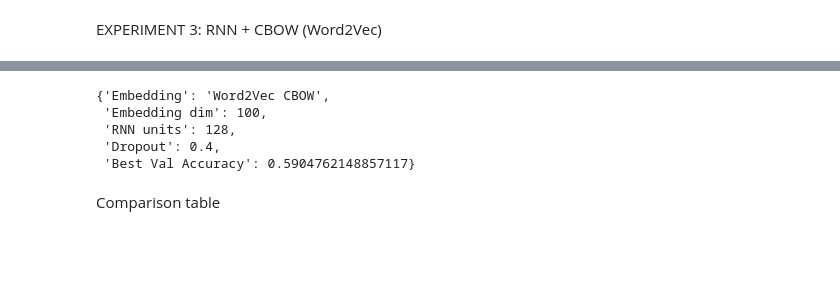
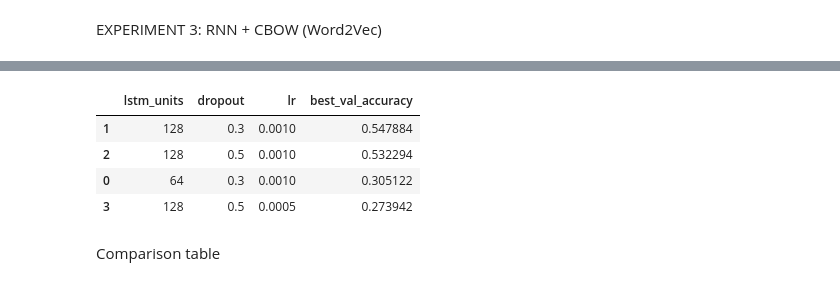
Before and after one commit to honorine22/alu-text-classfication, a Jupyter notebook: ecomerceRNN.ipynb, the cells around one changed output, grey strips where cells are left out. Saved outputs shown, nothing was run; the diff lists cells and outputs as text; code cells hidden in the pictures; blank space fills up the shorter version.

```diff
--- a/ecomerceRNN.ipynb
+++ b/ecomerceRNN.ipynb
@@ -308,18 +288,10 @@ Epoch 100/100
-# %%
-cbow_results = {
-    "Embedding": "Word2Vec CBOW",
-    "Embedding dim": 100,
-    "RNN units": 128,
-    "Dropout": 0.4,
-    "Best Val Accuracy": max(history_cbow.history["val_accuracy"])
-}
-
-cbow_results
-# %% [output]
-{'Embedding': 'Word2Vec CBOW',
- 'Embedding dim': 100,
- 'RNN units': 128,
- 'Dropout': 0.4,
- 'Best Val Accuracy': 0.5904762148857117}
+# %%
+pd.DataFrame(cbow_results).sort_values("best_val_accuracy", ascending=False)
+# %% [output]
+|  | lstm_units | dropout | lr | best_val_accuracy |
+| 1 | 128 | 0.3 | 0.0010 | 0.547884 |
+| 2 | 128 | 0.5 | 0.0010 | 0.532294 |
+| 0 | 64 | 0.3 | 0.0010 | 0.305122 |
+| 3 | 128 | 0.5 | 0.0005 | 0.273942 |
 # %% [markdown]
 Comparison table
```
Also changed, not shown: parts of 19 cells of this notebook.
